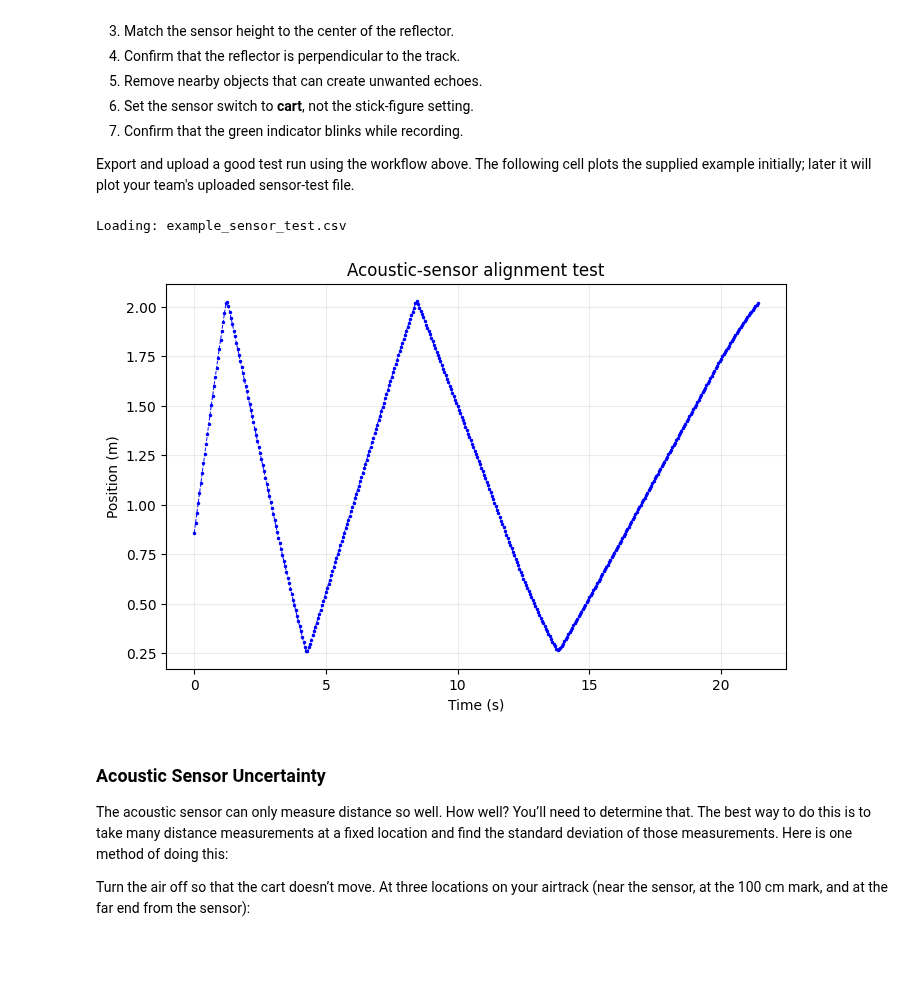
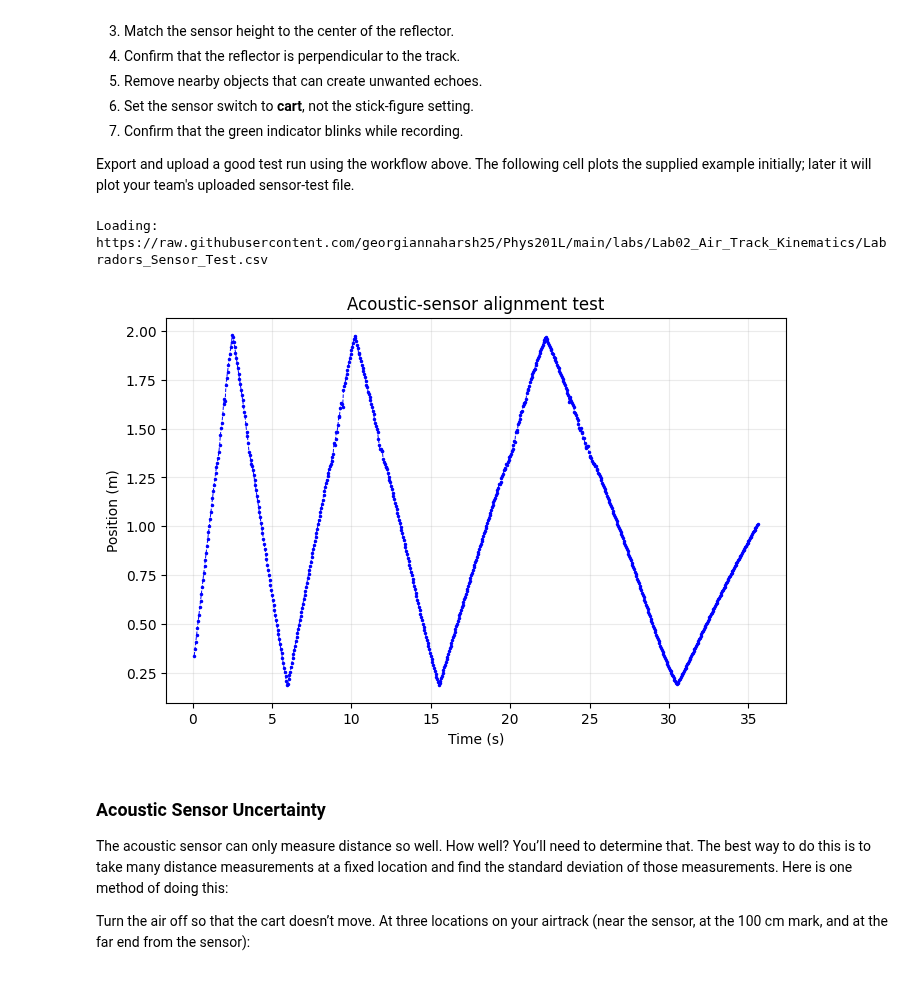
Before and after one commit to georgiannaharsh25/Phys201L, a Jupyter notebook: labs/Lab02_Air_Track_Kinematics/Lab02_Air_Track_Kinematics.ipynb, the cells around one changed output. Cells and saved outputs as stored; diff of their text form; code cells hidden in the pictures.

```diff
--- a/labs/Lab02_Air_Track_Kinematics/Lab02_Air_Track_Kinematics.ipynb
+++ b/labs/Lab02_Air_Track_Kinematics/Lab02_Air_Track_Kinematics.ipynb
@@ -185,14 +185,14 @@ from scipy.optimize import curve_fit
 # ---------- TEAM CONFIGURATION ----------
 # Leave True while checking the supplied example. Change to False after your
 # team's CSV files have been uploaded to the Lab 2 directory in your fork.
-USE_EXAMPLE_DATA = True
+USE_EXAMPLE_DATA = False
 
-GITHUB_OWNER = "REPLACE_WITH_REPOSITORY_MANAGER_USERNAME"
+GITHUB_OWNER = "georgiannaharsh25"
 REPOSITORY = "Phys201L"
 BRANCH = "main"
 LAB_PATH = "labs/Lab02_Air_Track_Kinematics"
 
-SENSOR_FILE = "Team##_Sensor_Test.csv"
+SENSOR_FILE = "Labradors_Sensor_Test.csv"
 LEVEL_FILE = "Team##_Level_Airtrack.csv"
 INCLINED_FILE = "Team##_Inclined_Airtrack.csv"
 
@@ -232,35 +232,35 @@ def linear_fit(x, y, sigma, xmin, xmax):
 
 def quadratic_fit(x, y, sigma, xmin, xmax):
     x, y, sigma = finite_interval(x, y, sigma, xmin, xmax)
     model = lambda t, A, B, C: A*t**2 + B*t + C
     pars, cov = curve_fit(model, x, y, sigma=sigma, absolute_sigma=True)
     errors = np.sqrt(np.diag(cov))
     grid = np.linspace(x.min(), x.max(), 300)
     plt.plot(grid, model(grid, *pars), 'g-', label='Quadratic fit')
     return (*pars, *errors)
 
 def constant_fit(x, y, sigma, xmin, xmax):
     x, y, sigma = finite_interval(x, y, sigma, xmin, xmax)
     weights = 1/sigma**2
     mean = np.sum(weights*y)/np.sum(weights)
     uncertainty = np.sqrt(1/np.sum(weights))
     plt.axhline(mean, color='r', label='Weighted mean')
     return mean, uncertainty
 
 # Sensor-test example
 sensor_df = load_lab_csv('example_sensor_test.csv', SENSOR_FILE)
 sensor_time = sensor_df['Time (s) Run #1'].to_numpy(dtype=float)
 sensor_position = sensor_df['Position (m) Run #1'].to_numpy(dtype=float)
 
 fig, ax = plt.subplots(figsize=(8, 5))
 ax.plot(sensor_time, sensor_position, 'b.', markersize=3)
 ax.plot(sensor_time, sensor_position, 'b--', linewidth=0.7)
 ax.set(xlabel='Time (s)', ylabel='Position (m)', title='Acoustic-sensor alignment test')
 ax.grid(alpha=0.25)
 plt.show()
 # %% [output]
-Loading: example_sensor_test.csv
+Loading: https://raw.githubusercontent.com/georgiannaharsh25/Phys201L/main/labs/Lab02_Air_Track_Kinematics/Labradors_Sensor_Test.csv
-[figure, old version]
+[figure, new version]
 # %% [markdown]
 ### Acoustic Sensor Uncertainty
 The acoustic sensor can only measure distance so well. How well? You’ll need to determine that. The best way to do this is to take many distance measurements at a fixed location and find the standard deviation of those measurements. Here is one method of doing this:
```
Also changed, not shown: parts of 3 cells of this notebook.
